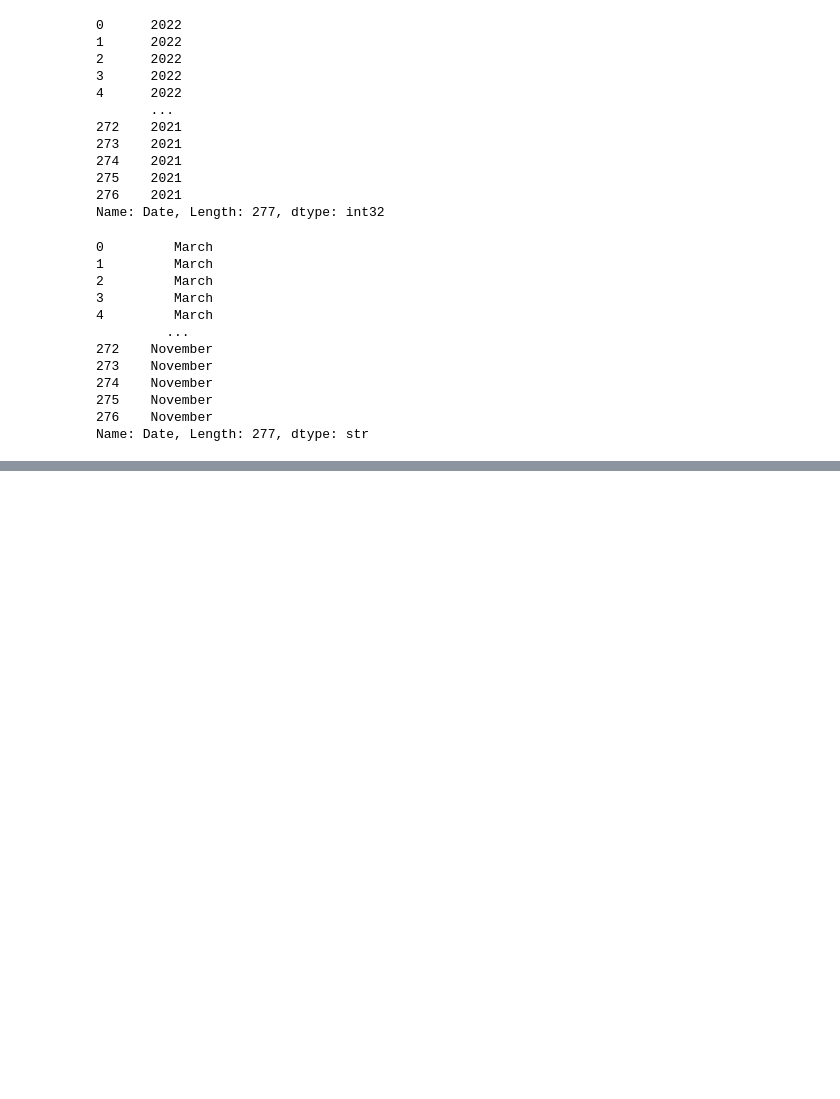
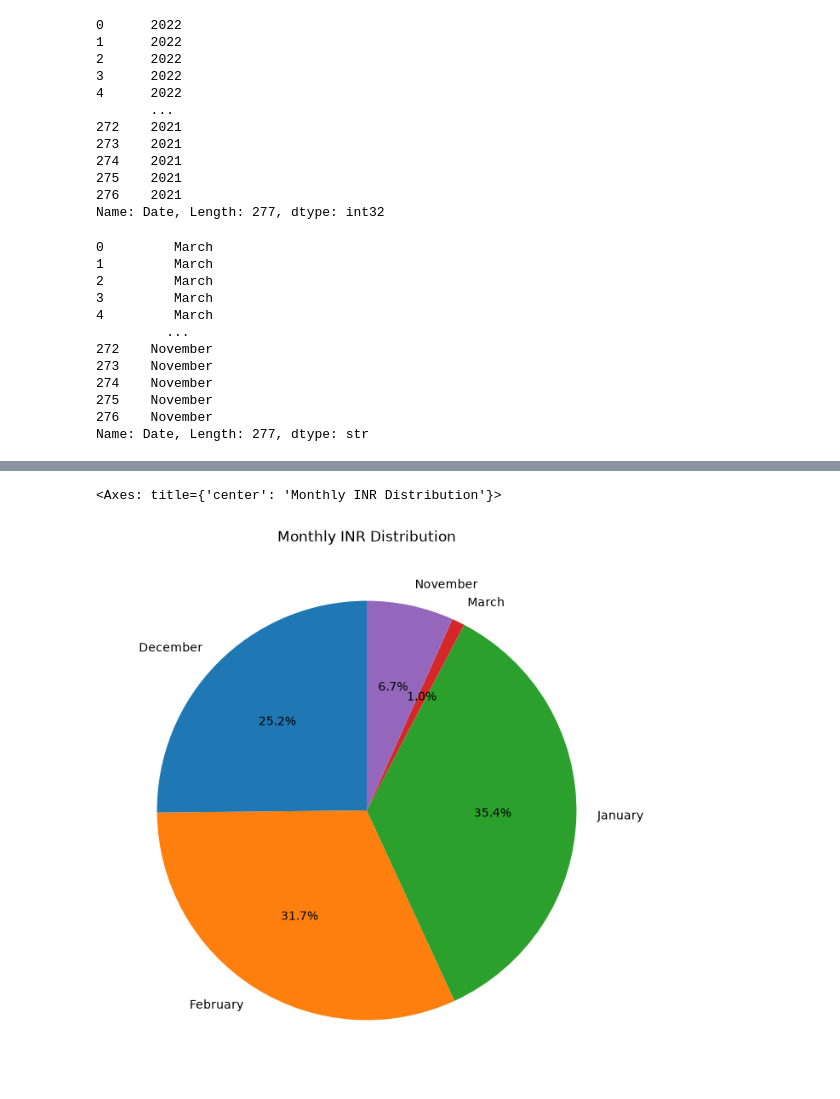
Before and after one commit to SaqibHussain08/Pandas-Learnings, a Jupyter notebook: Pandas DataFrame with CampusX.ipynb, the cells around one changed output, grey strips where cells are left out. Saved outputs shown, nothing was run; the diff lists cells and outputs as text; code cells hidden in the pictures; blank space fills up the shorter version.

```diff
--- a/Pandas DataFrame with CampusX.ipynb
+++ b/Pandas DataFrame with CampusX.ipynb
@@ -3681,0 +3720,3 @@ Name: Date, Length: 277, dtype: str
+# %%
+df['month_name'] = df ['Date'].dt.month_name()
+df['month_name']
@@ -3681,0 +3736,9 @@ Name: Date, Length: 277, dtype: str
+# %%
+df.groupby('month_name')['INR'].sum().plot(kind='pie',autopct='%1.1f%%',
+    figsize=(8, 8),
+    startangle=90,
+    ylabel='',
+    title='Monthly INR Distribution')
+# %% [output]
+<Axes: title={'center': 'Monthly INR Distribution'}>
+[figure, added]
```
Also changed, not shown: parts of 8 cells of this notebook.
